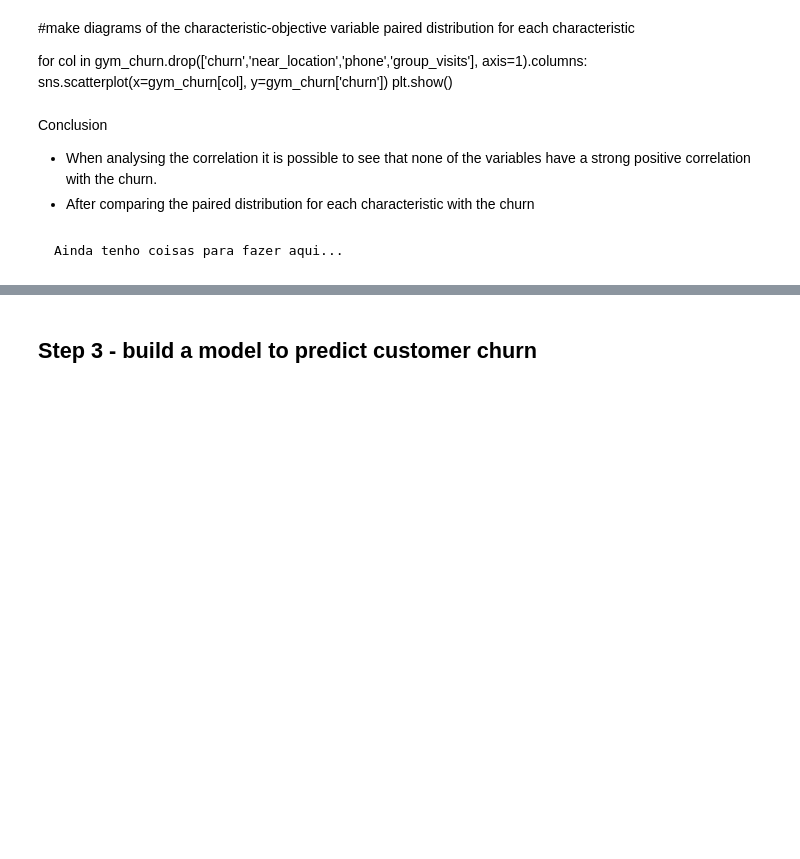
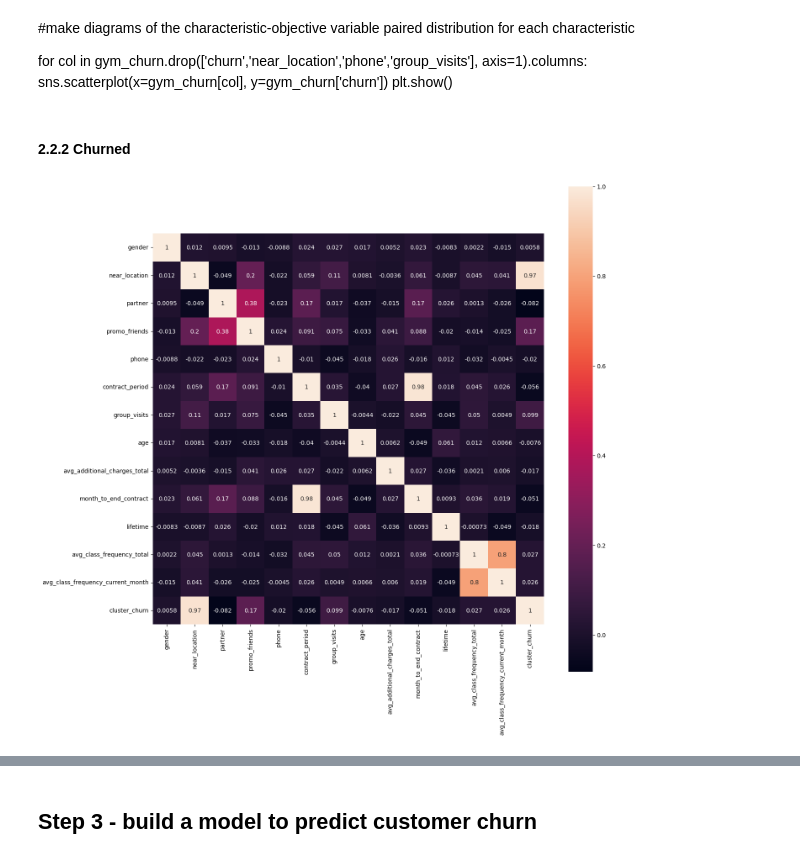
Before and after one commit to renanpan/Rotatividade_de_clientes_com_ML, a Jupyter notebook: sprint_12_project.ipynb, the cells around one changed output, grey strips where cells are left out. Saved outputs shown, nothing was run; the diff lists cells and outputs as text; code cells hidden in the pictures; blank space fills up the shorter version.

```diff
--- a/sprint_12_project.ipynb
+++ b/sprint_12_project.ipynb
@@ -153,9 +265,16 @@ plt.show()
 for col in gym_churn.drop(['churn','near_location','phone','group_visits'], axis=1).columns:
     sns.scatterplot(x=gym_churn[col], y=gym_churn['churn'])
     plt.show()
-# %% [markdown]
-Conclusion
-- When analysing the correlation it is possible to see that none of the variables have a strong positive correlation with the churn.
-- After comparing the paired distribution for each characteristic with the churn
-# %% [markdown]
-    Ainda tenho coisas para fazer aqui...
+# %% [markdown]
+#### 2.2.2 Churned
+# %%
+#buildig and rendering a correlation matrix for the churned clients
+churned_cm = churned.corr()
+
+#ploting a heatmap for the correlation matrix for the churned clients
+plt.figure(figsize=[15,15])
+sns.heatmap(churned_cm, annot=True, square=True)
+
+plt.show()
+# %% [output]
+[figure, added]
```
Also changed, not shown: parts of 23 cells of this notebook.
